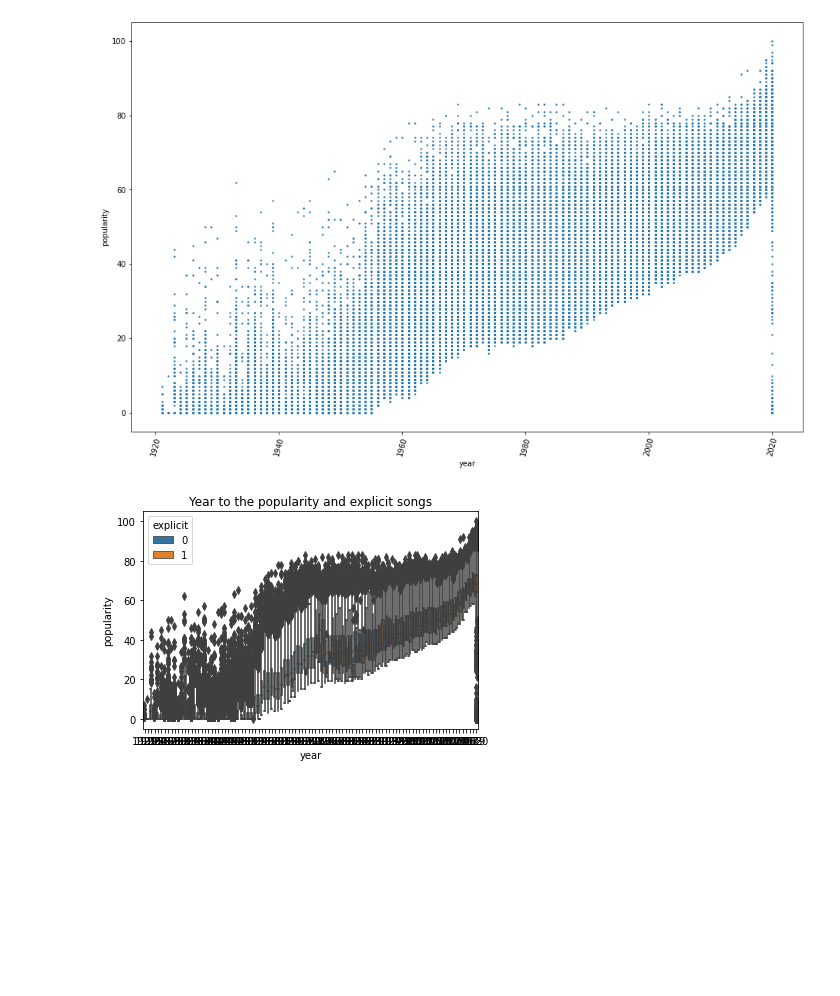
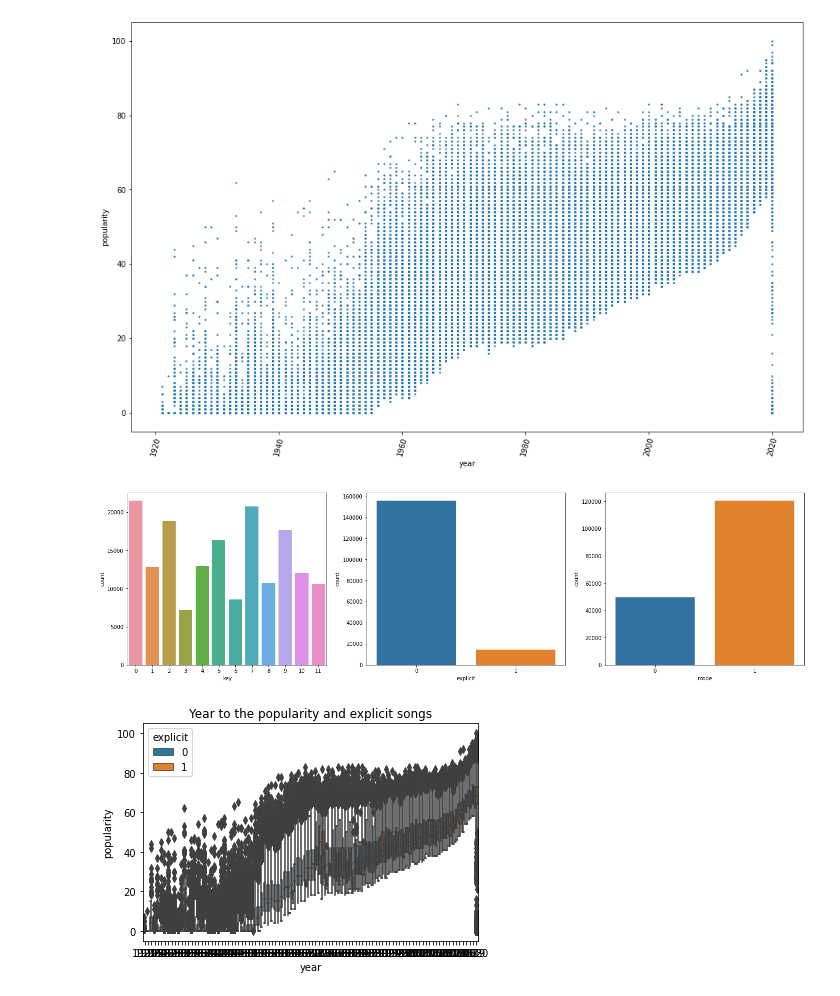
Before and after one commit to DanielLeski/Data-Science-Final-Project, a Jupyter notebook: Final Project Layout.ipynb, the cells around one changed output. Saved outputs shown, nothing was run; the diff lists cells and outputs as text; code cells hidden in the pictures; blank space fills up the shorter version.

```diff
--- a/Final Project Layout.ipynb
+++ b/Final Project Layout.ipynb
@@ -160,6 +160,17 @@ for i in song_numerical:
 [figure]
 [figure]
 [figure]
+# %%
+plt.figure(figsize=(23,6))
+plt.subplot(131)
+sns.countplot(song['key'])
+plt.subplot(132)
+sns.countplot(song['explicit'])
+plt.subplot(133)
+sns.countplot(song['mode'])
+plt.show()
+# %% [output]
+[figure, added]
 # %%
 sns.boxplot(x='year', y='popularity', hue='explicit', data=song)
 plt.title("Year to the popularity and explicit songs")
```
Also changed, not shown: parts of 9 cells of this notebook.
